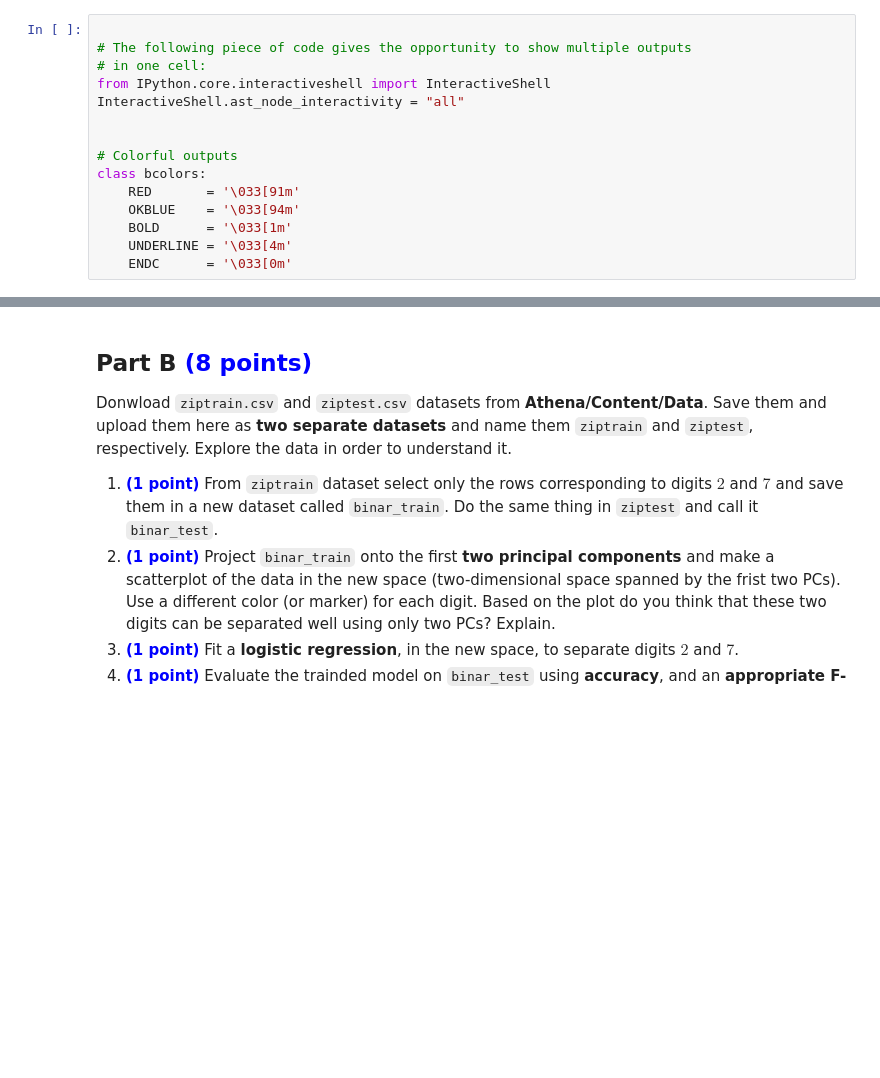
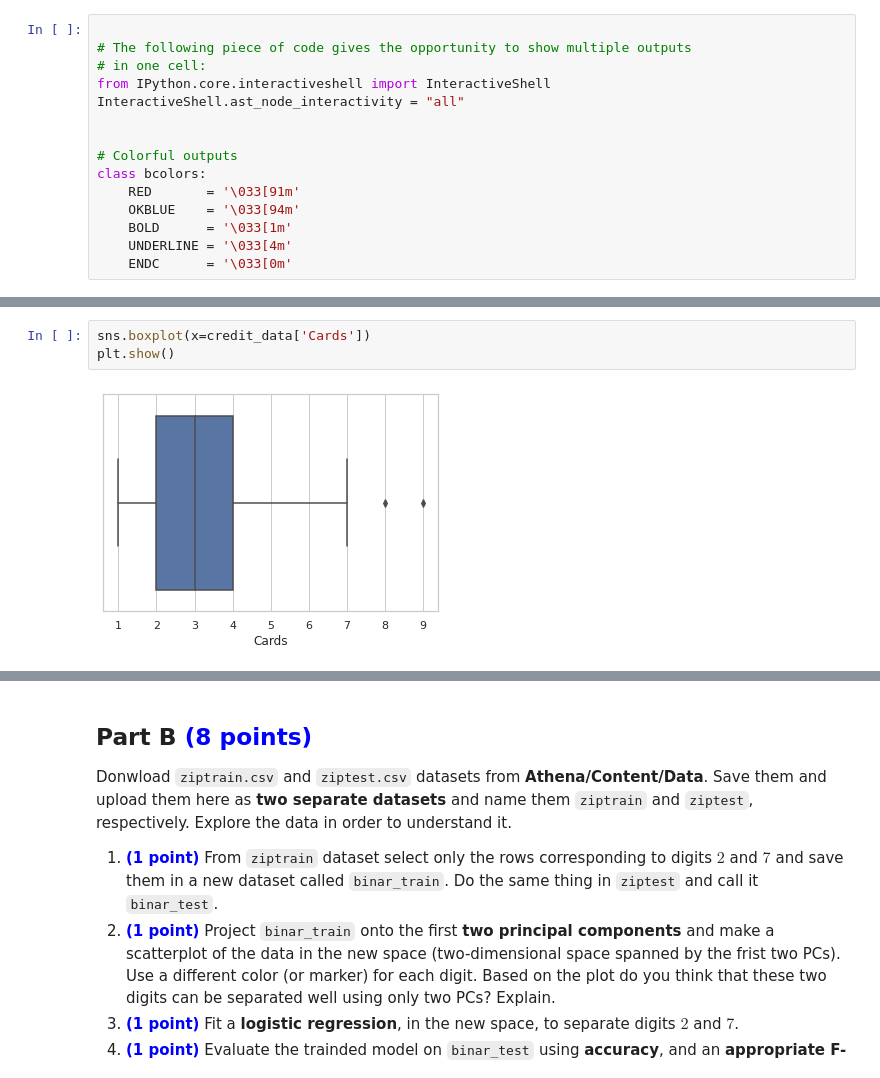
Before and after one commit to ahmedopolis/YCBS-255-Statistical-Machine-Learning, a Jupyter notebook: Assignments/Assignment 2/Assignment02_ahmedibrahim.ipynb, the cells around one changed output, grey strips where cells are left out. Saved outputs shown, nothing was run; the diff lists cells and outputs as text; blank space fills up the shorter version.

```diff
--- a/Assignments/Assignment 2/Assignment02_ahmedibrahim.ipynb
+++ b/Assignments/Assignment 2/Assignment02_ahmedibrahim.ipynb
@@ -65,0 +180,5 @@ SyntaxError: ignored
+# %%
+sns.boxplot(x=credit_data['Cards'])
+plt.show()
+# %% [output]
+[figure, added]
```
Also changed, not shown: parts of 34 cells of this notebook.
